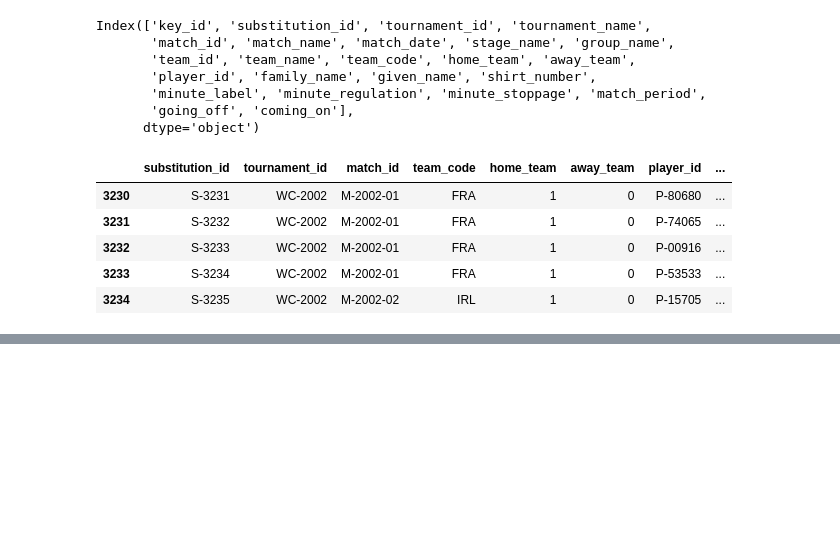
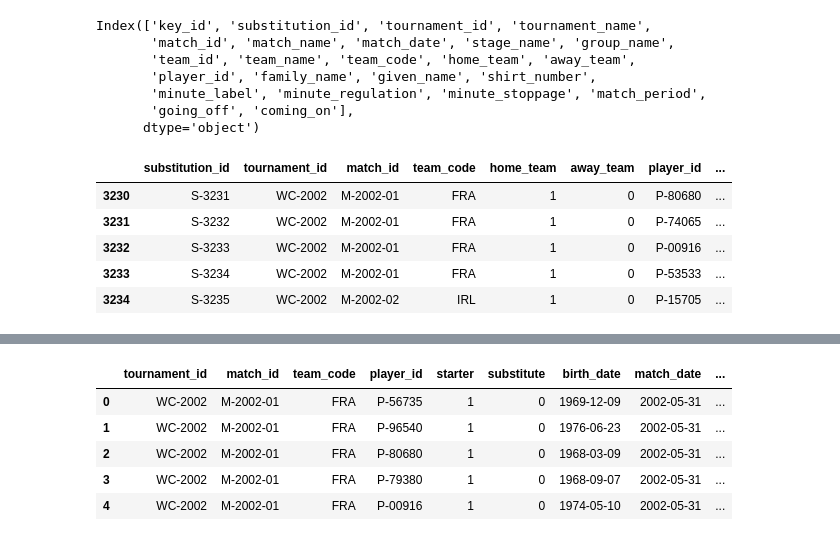
Before and after one commit to tonyinarula/World-Cup-2026-Predictive-Analysis, a Jupyter notebook: analysis.ipynb, the cells around one changed output, grey strips where cells are left out. Saved outputs shown, nothing was run; the diff lists cells and outputs as text; code cells hidden in the pictures; blank space fills up the shorter version.

```diff
--- a/analysis.ipynb
+++ b/analysis.ipynb
@@ -180,7 +180,9 @@ Index(['key_id', 'tournament_id', 'tournament_name', 'match_id', 'match_name',
       dtype='object')
 # %%
 # trim tables to 2002 onwards and most useful features
-matches_clean = matches[matches['match_date'] > '2000-01-01'][[
+recent_cups = [f"WC-{4 * x + 2002}" for x in range(6)]
+
+matches_clean = matches[matches['tournament_id'].isin(recent_cups)][[
         # identifiers
         'tournament_id',
         'match_id',
@@ -459,0 +494,21 @@ array(['WC-2002', 'WC-2003', 'WC-2006', 'WC-2007', 'WC-2010', 'WC-2011',
+# %%
+player_match_age = (player_appearances_clean
+    .merge(players_clean, on = 'player_id', how = 'left')
+    .merge(matches_clean[['tournament_id','match_id','match_date','home_team_code']],
+           left_on = ['tournament_id','match_id','team_code'],
+           right_on = ['tournament_id','match_id','home_team_code'])
+)
+
+player_match_age['age'] = (np.floor((pd.to_datetime(player_match_age['match_date']) -
+                                    pd.to_datetime(player_match_age['birth_date'])) /
+                                    (pd.Timedelta('365 days')))
+                                    .astype(int)
+)
+player_match_age.head()
+# %% [output]
+|  | tournament_id | match_id | team_code | player_id | starter | substitute | birth_date | match_date | ... |
+| 0 | WC-2002 | M-2002-01 | FRA | P-56735 | 1 | 0 | 1969-12-09 | 2002-05-31 | ... |
+| 1 | WC-2002 | M-2002-01 | FRA | P-96540 | 1 | 0 | 1976-06-23 | 2002-05-31 | ... |
+| 2 | WC-2002 | M-2002-01 | FRA | P-80680 | 1 | 0 | 1968-03-09 | 2002-05-31 | ... |
+| 3 | WC-2002 | M-2002-01 | FRA | P-79380 | 1 | 0 | 1968-09-07 | 2002-05-31 | ... |
+| 4 | WC-2002 | M-2002-01 | FRA | P-00916 | 1 | 0 | 1974-05-10 | 2002-05-31 | ... |
```
Also changed, not shown: parts of 14 cells of this notebook.
